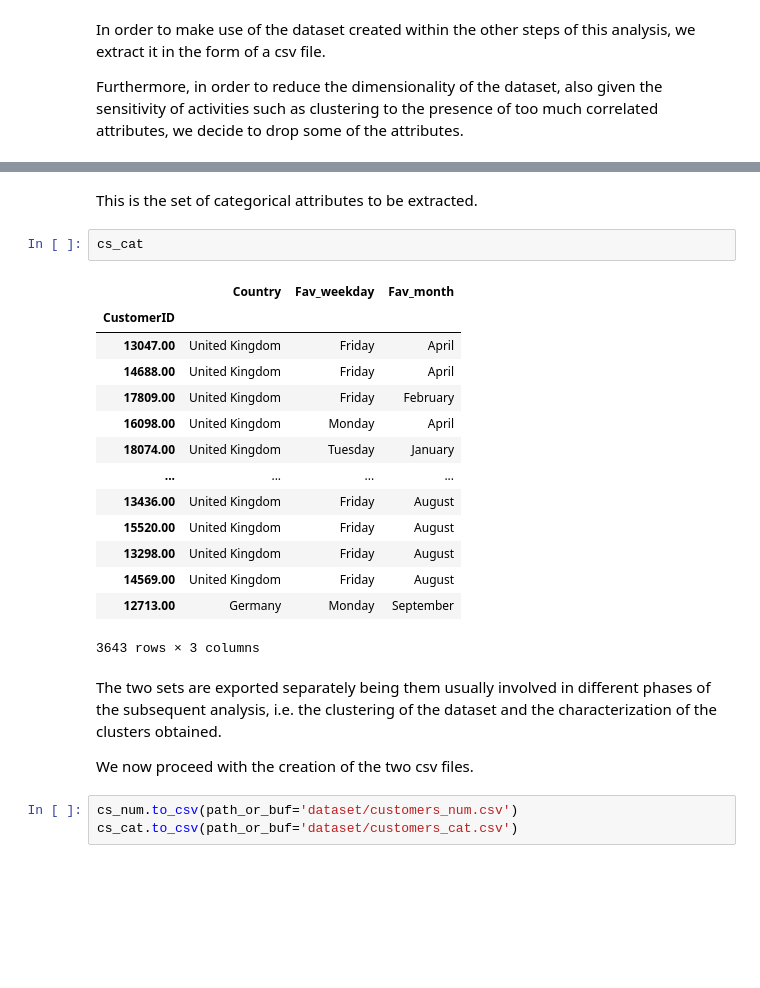
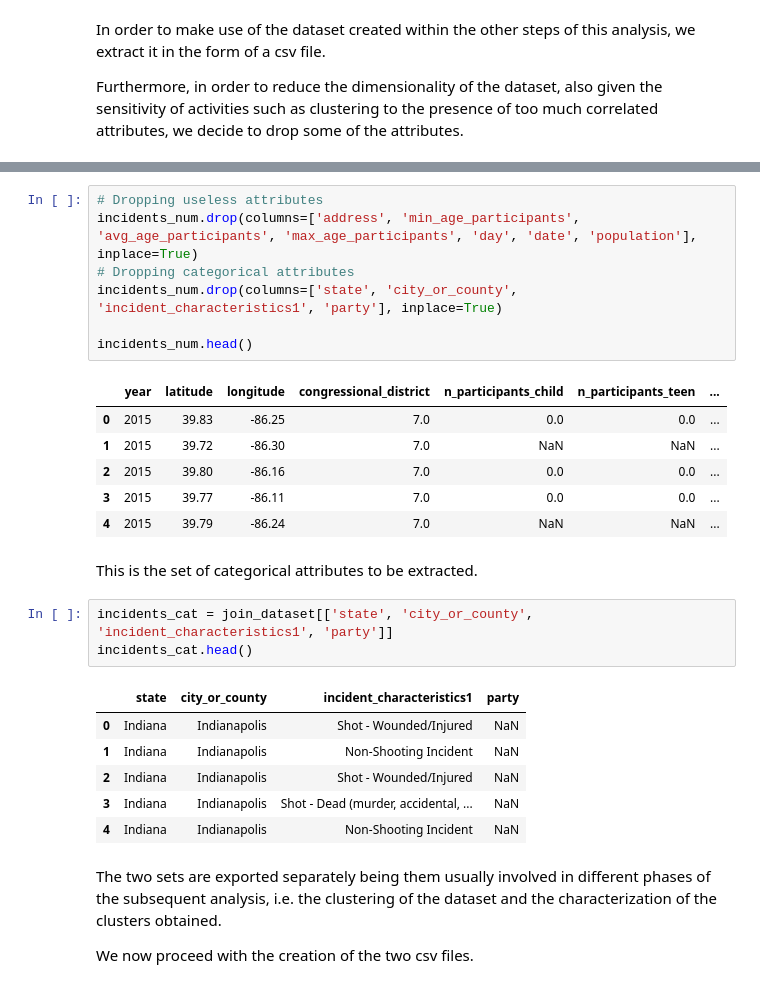
Before and after one commit to LoSpiri/DataMining, a Jupyter notebook: DM_GroupID_TASK1/task_1.ipynb, the cells around one changed output, grey strips where cells are left out. Saved outputs shown, nothing was run; the diff lists cells and outputs as text; blank space fills up the shorter version.

```diff
--- a/DM_GroupID_TASK1/task_1.ipynb
+++ b/DM_GroupID_TASK1/task_1.ipynb
@@ -1909,26 +1898,30 @@ cs_num.drop(columns=['Ir', 'Ew', 'Em', 'Sref', 'SWmax', 'SWavg', 'SMmax', 'SMavg
+# %%
+# Dropping useless attributes
+incidents_num.drop(columns=['address', 'min_age_participants', 'avg_age_participants', 'max_age_participants', 'day', 'date', 'population'], inplace=True)
+# Dropping categorical attributes
+incidents_num.drop(columns=['state', 'city_or_county', 'incident_characteristics1', 'party'], inplace=True)
+
+incidents_num.head()
+# %% [output]
+|  | year | latitude | longitude | congressional_district | n_participants_child | n_participants_teen | ... |
+| 0 | 2015 | 39.83 | -86.25 | 7.0 | 0.0 | 0.0 | ... |
+| 1 | 2015 | 39.72 | -86.30 | 7.0 | NaN | NaN | ... |
+| 2 | 2015 | 39.80 | -86.16 | 7.0 | 0.0 | 0.0 | ... |
+| 3 | 2015 | 39.77 | -86.11 | 7.0 | 0.0 | 0.0 | ... |
+| 4 | 2015 | 39.79 | -86.24 | 7.0 | NaN | NaN | ... |
 # %% [markdown]
 This is the set of categorical attributes to be extracted.
-# %%
-cs_cat
-# %% [output]
-|  | Country | Fav_weekday | Fav_month |
-| CustomerID |  |  |  |
-| 13047.00 | United Kingdom | Friday | April |
-| 14688.00 | United Kingdom | Friday | April |
-| 17809.00 | United Kingdom | Friday | February |
-| 16098.00 | United Kingdom | Monday | April |
-| 18074.00 | United Kingdom | Tuesday | January |
-| ... | ... | ... | ... |
-| 13436.00 | United Kingdom | Friday | August |
-| 15520.00 | United Kingdom | Friday | August |
-| 13298.00 | United Kingdom | Friday | August |
-| 14569.00 | United Kingdom | Friday | August |
-| 12713.00 | Germany | Monday | September |
-3643 rows × 3 columns
+# %%
+incidents_cat = join_dataset[['state', 'city_or_county', 'incident_characteristics1', 'party']]
+incidents_cat.head()
+# %% [output]
+|  | state | city_or_county | incident_characteristics1 | party |
+| 0 | Indiana | Indianapolis | Shot - Wounded/Injured | NaN |
+| 1 | Indiana | Indianapolis | Non-Shooting Incident | NaN |
+| 2 | Indiana | Indianapolis | Shot - Wounded/Injured | NaN |
+| 3 | Indiana | Indianapolis | Shot - Dead (murder, accidental, ... | NaN |
+| 4 | Indiana | Indianapolis | Non-Shooting Incident | NaN |
 # %% [markdown]
 The two sets are exported separately being them usually involved in different phases of the subsequent analysis, i.e. the clustering of the dataset and the characterization of the clusters obtained.
 
 We now proceed with the creation of the two csv files.
-# %%
-cs_num.to_csv(path_or_buf='dataset/customers_num.csv')
-cs_cat.to_csv(path_or_buf='dataset/customers_cat.csv')
```
Also changed, not shown: parts of 8 cells of this notebook, 1 other file.
